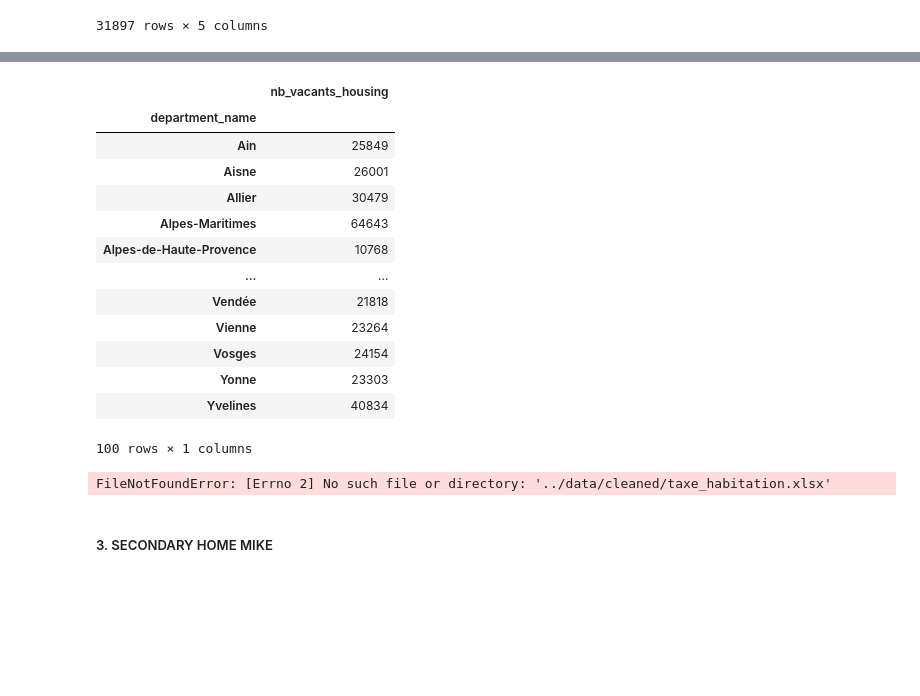
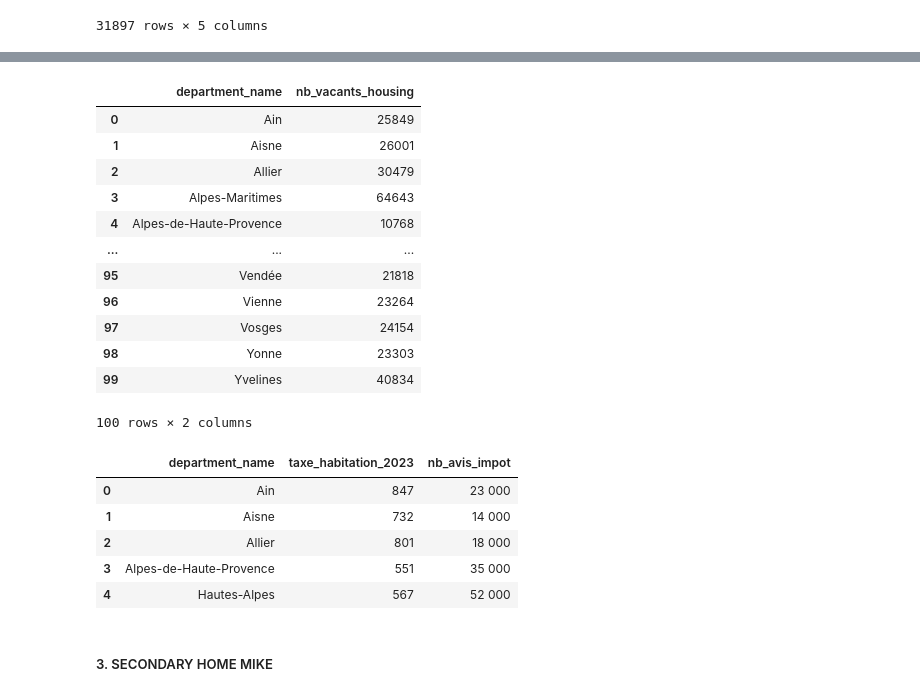
Before and after one commit to MChvtta/prello_scoring_system, a Jupyter notebook: notebooks/MC_Transformation.ipynb, the cells around one changed output, grey strips where cells are left out. Drawn from its saved outputs; the diff is of its cells as text; code cells hidden in the pictures; blank space fills up the shorter version.

```diff
--- a/notebooks/MC_Transformation.ipynb
+++ b/notebooks/MC_Transformation.ipynb
@@ -792,37 +960,50 @@ sales_df_per_year.sort_values ("price_m2_growth", ascending=False)
 # %%
 # 2.16 calcul du nb de maisons vacantes en 2019
 stock_df_2018 = stock_df[stock_df['year'].isin([2018])]
 stock_df_2018
 stock_df_2018 = stock_df_2018.merge (georef_df, on=["municipality_code"])
 vacants_housing_per_department = stock_df_2018.groupby("department_name")["nb_vacants_housing"].sum()
 vacants_housing_per_department = pd.DataFrame(vacants_housing_per_department)
+# Réinitialiser l'index pour que department_name devienne une colonne
+vacants_housing_per_department.reset_index(inplace=True)
 vacants_housing_per_department
 # %% [output]
-|  | nb_vacants_housing |
-| department_name |  |
-| Ain | 25849 |
-| Aisne | 26001 |
-| Allier | 30479 |
-| Alpes-Maritimes | 64643 |
-| Alpes-de-Haute-Provence | 10768 |
-| ... | ... |
-| Vendée | 21818 |
-| Vienne | 23264 |
-| Vosges | 24154 |
-| Yonne | 23303 |
-| Yvelines | 40834 |
+|  | department_name | nb_vacants_housing |
+| 0 | Ain | 25849 |
+| 1 | Aisne | 26001 |
+| 2 | Allier | 30479 |
+| 3 | Alpes-Maritimes | 64643 |
+| 4 | Alpes-de-Haute-Provence | 10768 |
+| ... | ... | ... |
+| 95 | Vendée | 21818 |
+| 96 | Vienne | 23264 |
+| 97 | Vosges | 24154 |
+| 98 | Yonne | 23303 |
+| 99 | Yvelines | 40834 |
-100 rows × 1 columns
+100 rows × 2 columns
 # %%
 stock_df_2018
 # %%
 # 2.17 taxe d'habitation sur les maisons secondaires par département
 
 TAX_FILENAME = 'taxe_habitation.xlsx'
+tax_df = pd.read_excel(os.path.join(DATA_PATH, TAX_FILENAME))
 
-tax_df = pd.read_excel(os.path.join(DATA_PATH, TAX_FILENAME))
+# Renommer les colonnes
+tax_df.rename(columns={
+    'RÉGIONS': 'department_name',
+    'Taxe d\'habitation moyenne en 2023': 'taxe_habitation_2023',
+    'Nombre d\'avis d\'impôt': 'nb_avis_impot'
+}, inplace=True)
+
 tax_df.head()
 # %% [output]
-FileNotFoundError: [Errno 2] No such file or directory: '../data/cleaned/taxe_habitation.xlsx'
+|  | department_name | taxe_habitation_2023 | nb_avis_impot |
+| 0 | Ain | 847 | 23 000 |
+| 1 | Aisne | 732 | 14 000 |
+| 2 | Allier | 801 | 18 000 |
+| 3 | Alpes-de-Haute-Provence | 551 | 35 000 |
+| 4 | Hautes-Alpes | 567 | 52 000 |
 # %% [markdown]
 ##### 3. SECONDARY HOME MIKE
 # %%
```
Also changed, not shown: parts of 17 cells of this notebook, 2 other files.
